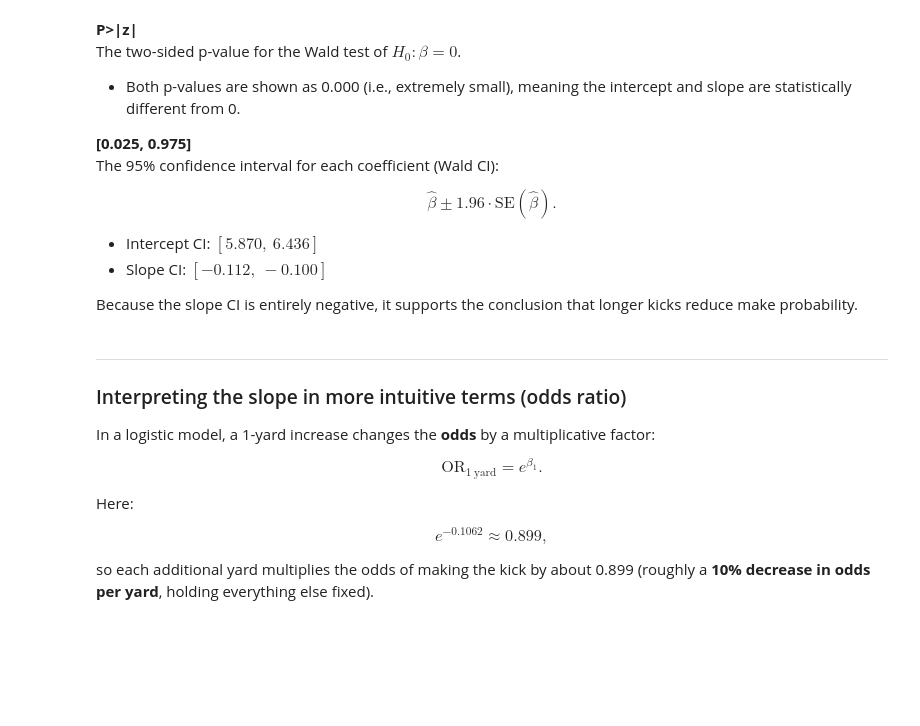
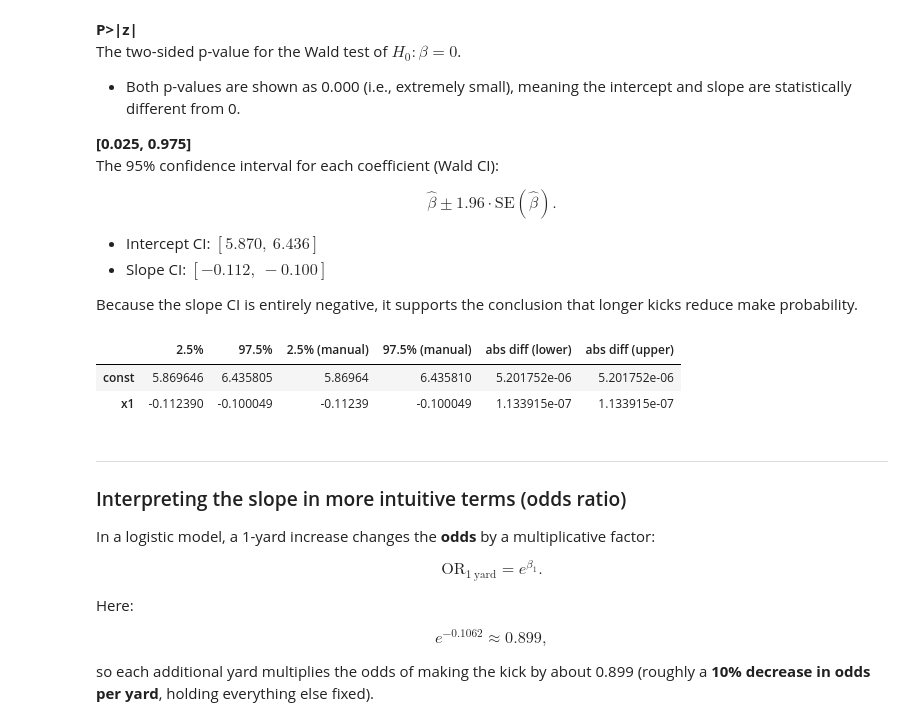
Before and after one commit to jkbren/cnet5442_sp26, a Jupyter notebook: notebooks/class_07/class_07_regression_03_expectation_logistic.ipynb, the cells around one changed output. Saved outputs shown, nothing was run; the diff lists cells and outputs as text; code cells hidden in the pictures; blank space fills up the shorter version.

```diff
--- a/notebooks/class_07/class_07_regression_03_expectation_logistic.ipynb
+++ b/notebooks/class_07/class_07_regression_03_expectation_logistic.ipynb
@@ -349,6 +465,37 @@ $$
 - Slope CI: $[-0.112,\ -0.100]$
 
 Because the slope CI is entirely negative, it supports the conclusion that longer kicks reduce make probability.
+# %%
+# Micro-check: 95% Wald CI = coef ± 1.96 * std err
+
+ci_raw = res.conf_int()
+
+# statsmodels may return either a DataFrame or a plain ndarray depending on the model/version
+if isinstance(ci_raw, pd.DataFrame):
+    ci_sm = ci_raw.copy()
+    ci_sm.columns = ["2.5%", "97.5%"]
+else:
+    ci_sm = pd.DataFrame(ci_raw, columns=["2.5%", "97.5%"])
+
+# Name the rows for readability
+if ci_sm.shape[0] == 2:
+    ci_sm.index = ["const", "x1"]
+else:
+    ci_sm.index = [f"p{i}" for i in range(ci_sm.shape[0])]
+
+ci_manual = pd.DataFrame({
+    "2.5% (manual)": res.params - 1.96 * res.bse,
+    "97.5% (manual)": res.params + 1.96 * res.bse
+}, index=ci_sm.index)
+
+df_ci = pd.concat([ci_sm, ci_manual], axis=1)
+df_ci["abs diff (lower)"] = np.abs(df_ci["2.5%"] - df_ci["2.5% (manual)"])
+df_ci["abs diff (upper)"] = np.abs(df_ci["97.5%"] - df_ci["97.5% (manual)"])
+df_ci
+# %% [output]
+|  | 2.5% | 97.5% | 2.5% (manual) | 97.5% (manual) | abs diff (lower) | abs diff (upper) |
+| const | 5.869646 | 6.435805 | 5.86964 | 6.435810 | 5.201752e-06 | 5.201752e-06 |
+| x1 | -0.112390 | -0.100049 | -0.11239 | -0.100049 | 1.133915e-07 | 1.133915e-07 |
 # %% [markdown]
 ---
 
```
Also changed, not shown: parts of 34 cells of this notebook, 4 other files.
